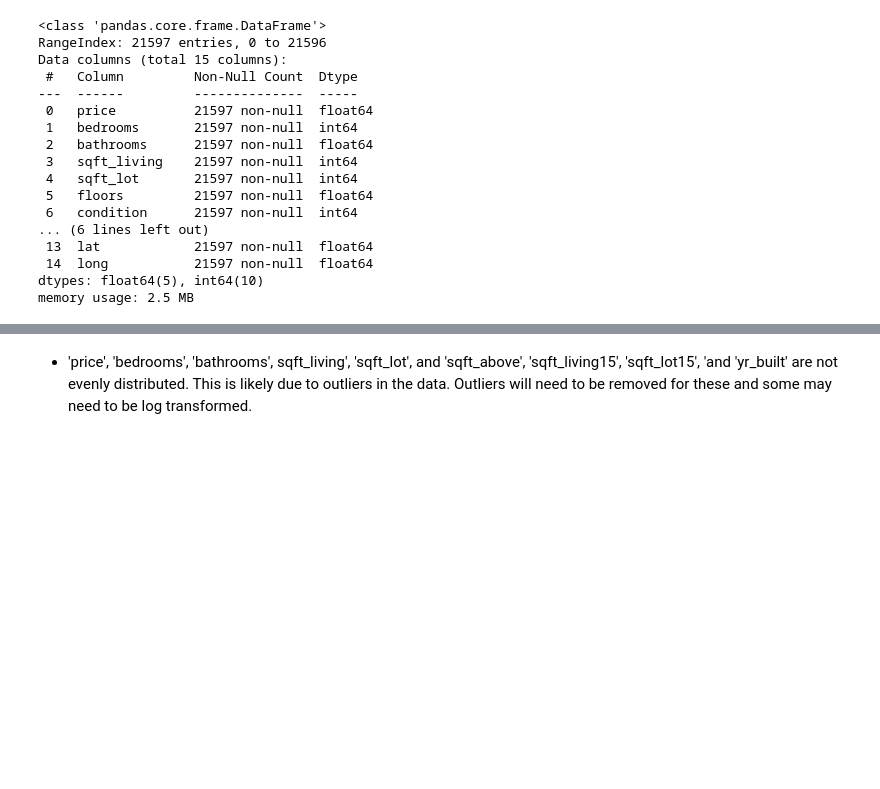
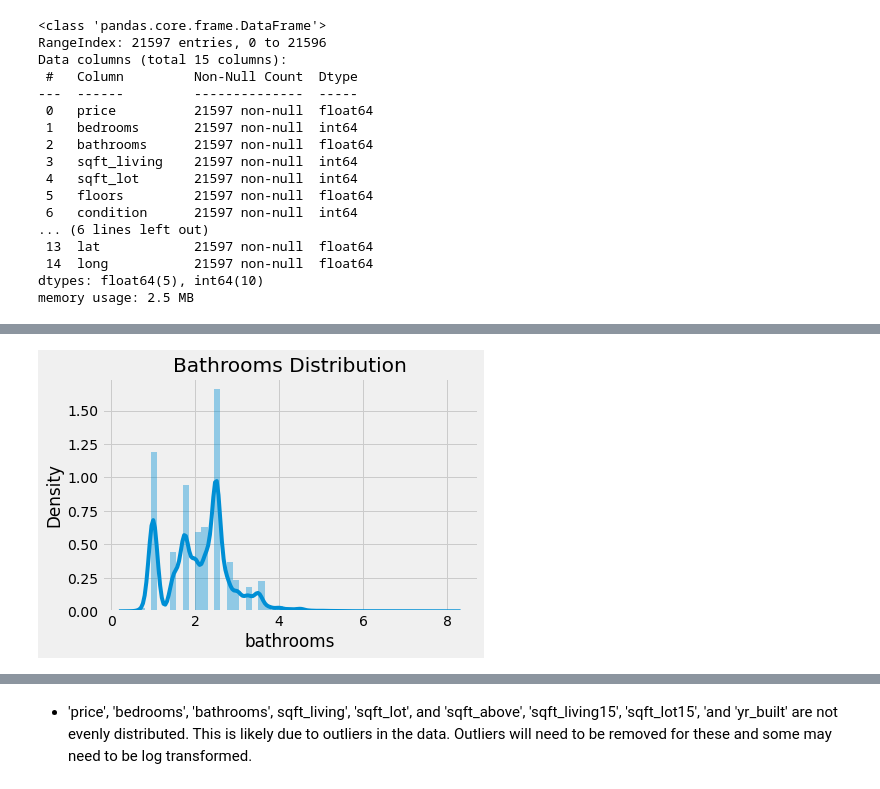
Before and after one commit to jmg0144/Housing-Linear-Regression-Analysis, a Jupyter notebook: home-sales-analysis.ipynb, the cells around one changed output, grey strips where cells are left out. Saved outputs shown, nothing was run; the diff lists cells and outputs as text; code cells hidden in the pictures; blank space fills up the shorter version.

```diff
--- a/home-sales-analysis.ipynb
+++ b/home-sales-analysis.ipynb
@@ -248,0 +255,4 @@ def boxplot(x):
+# %%
+check_dist('bathrooms', 'Bathrooms Distribution')
+# %% [output]
+[figure, added]
```
Also changed, not shown: parts of 104 cells of this notebook.
